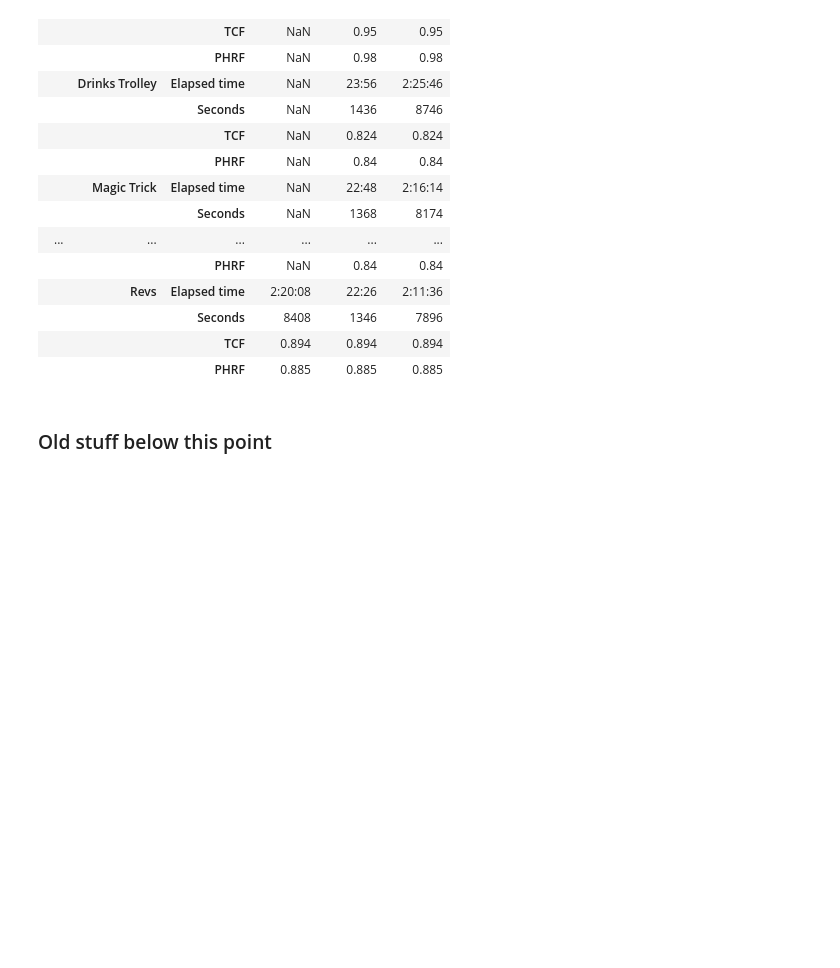
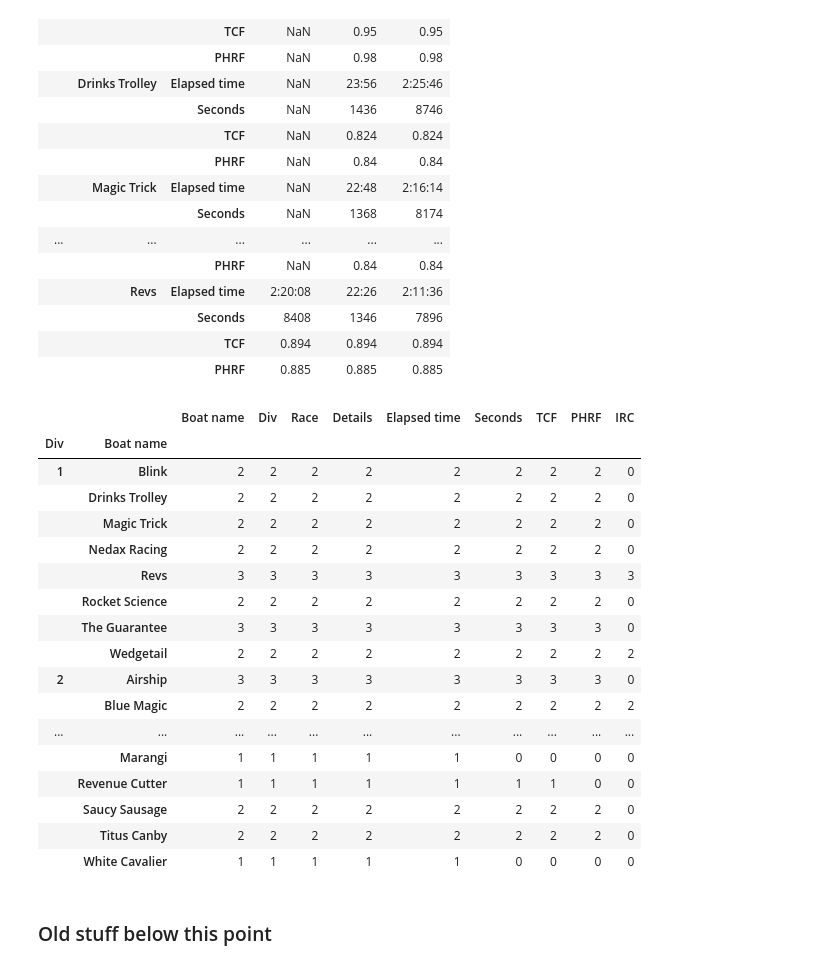
Before and after one commit to drphilbishop/RPNYC_race_analysis, a Jupyter notebook: testAnalysis.ipynb, the cells around one changed output. Cells and saved outputs as stored; diff of their text form; code cells hidden in the pictures; blank space fills up the shorter version.

```diff
--- a/testAnalysis.ipynb
+++ b/testAnalysis.ipynb
@@ -17,7 +17,8 @@ pd.set_option('display.multi_sparse', True)
 #pd.set_option('display.notebook_repr_html',True)
 #pd.set_option('display.expand_frame_repr', True)
 
-datapath = 'C:\\Phil\\My Dropbox\\Python\Sailing\Data\\'
+#datapath = 'C:\\Phil\\My Dropbox\\Python\Sailing\Data\\'
+datapath = '/Users/PhilBishop/Dropbox/Python/Sailing/Data/'
 # %%
 #data = pd.read_csv("C:\\Phil\\My Dropbox\\Sailing cmte\\Handicapping\\2013-14 season\\Proc'd CSVs\\All divs championship.csv", sep=',',index_col=[0,1,2])
 data = pd.read_csv(datapath + "All divs championship.csv", sep=',')
@@ -53,6 +54,29 @@ data.set_index(['Div','Boat name','Race']).unstack().drop('Details',axis=1).stac
 |  |  | Seconds | 8408 | 1346 | 7896 |
 |  |  | TCF | 0.894 | 0.894 | 0.894 |
 |  |  | PHRF | 0.885 | 0.885 | 0.885 |
+# %%
+# Count boats by division
+#data.groupby(['Div','Race']).count()
+data.groupby(['Div','Boat name']).count()
+# %% [output]
+|  |  | Boat name | Div | Race | Details | Elapsed time | Seconds | TCF | PHRF | IRC |
+| Div | Boat name |  |  |  |  |  |  |  |  |  |
+| 1 | Blink | 2 | 2 | 2 | 2 | 2 | 2 | 2 | 2 | 0 |
+|  | Drinks Trolley | 2 | 2 | 2 | 2 | 2 | 2 | 2 | 2 | 0 |
+|  | Magic Trick | 2 | 2 | 2 | 2 | 2 | 2 | 2 | 2 | 0 |
+|  | Nedax Racing | 2 | 2 | 2 | 2 | 2 | 2 | 2 | 2 | 0 |
+|  | Revs | 3 | 3 | 3 | 3 | 3 | 3 | 3 | 3 | 3 |
+|  | Rocket Science | 2 | 2 | 2 | 2 | 2 | 2 | 2 | 2 | 0 |
+|  | The Guarantee | 3 | 3 | 3 | 3 | 3 | 3 | 3 | 3 | 0 |
+|  | Wedgetail | 2 | 2 | 2 | 2 | 2 | 2 | 2 | 2 | 2 |
+| 2 | Airship | 3 | 3 | 3 | 3 | 3 | 3 | 3 | 3 | 0 |
+|  | Blue Magic | 2 | 2 | 2 | 2 | 2 | 2 | 2 | 2 | 2 |
+| ... | ... | ... | ... | ... | ... | ... | ... | ... | ... | ... |
+|  | Marangi | 1 | 1 | 1 | 1 | 1 | 0 | 0 | 0 | 0 |
+|  | Revenue Cutter | 1 | 1 | 1 | 1 | 1 | 1 | 1 | 0 | 0 |
+|  | Saucy Sausage | 2 | 2 | 2 | 2 | 2 | 2 | 2 | 2 | 0 |
+|  | Titus Canby | 2 | 2 | 2 | 2 | 2 | 2 | 2 | 2 | 0 |
+|  | White Cavalier | 1 | 1 | 1 | 1 | 1 | 0 | 0 | 0 | 0 |
 # %% [markdown]
 ### Old stuff below this point
 # %%
```
Also changed, not shown: 1 other file.
